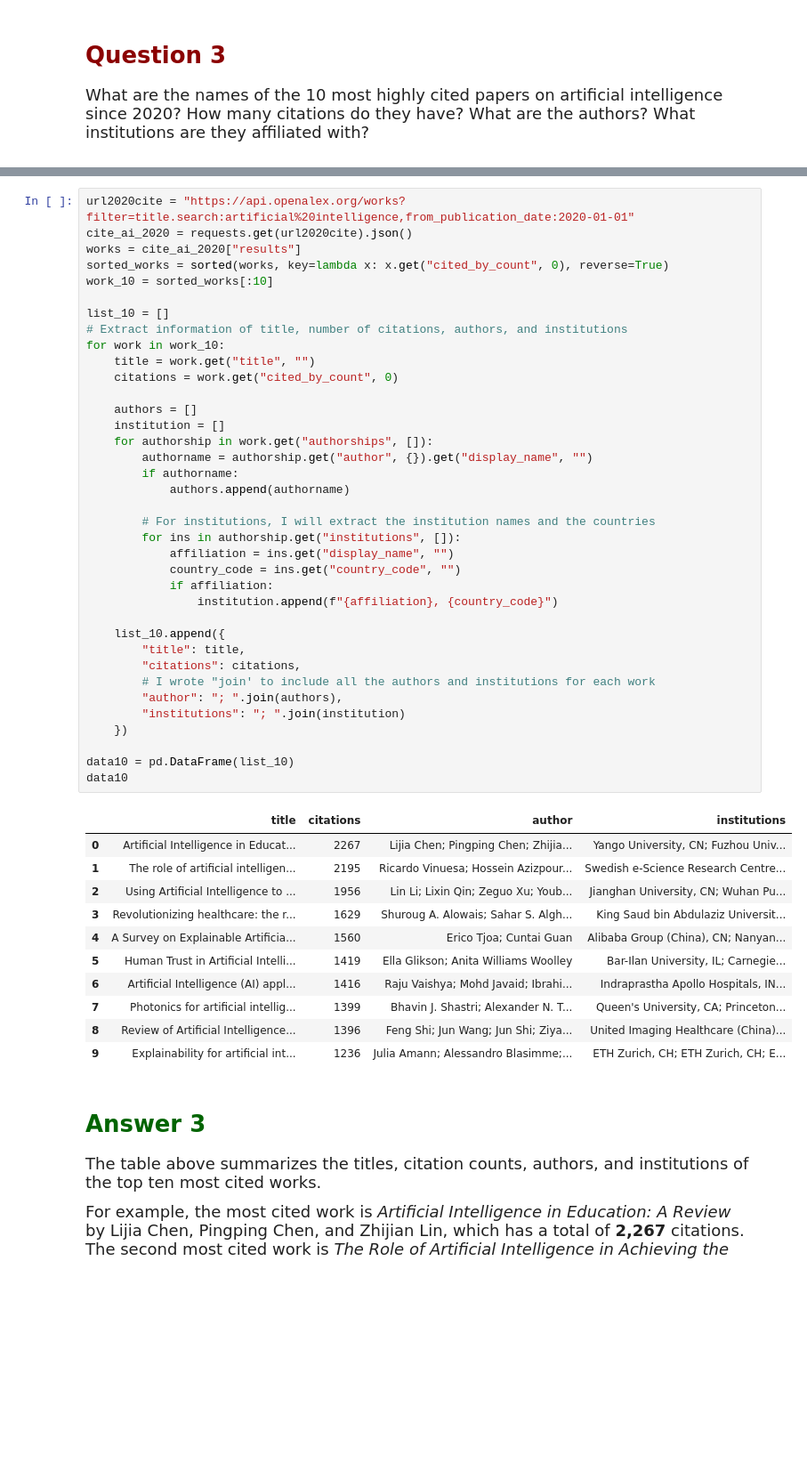
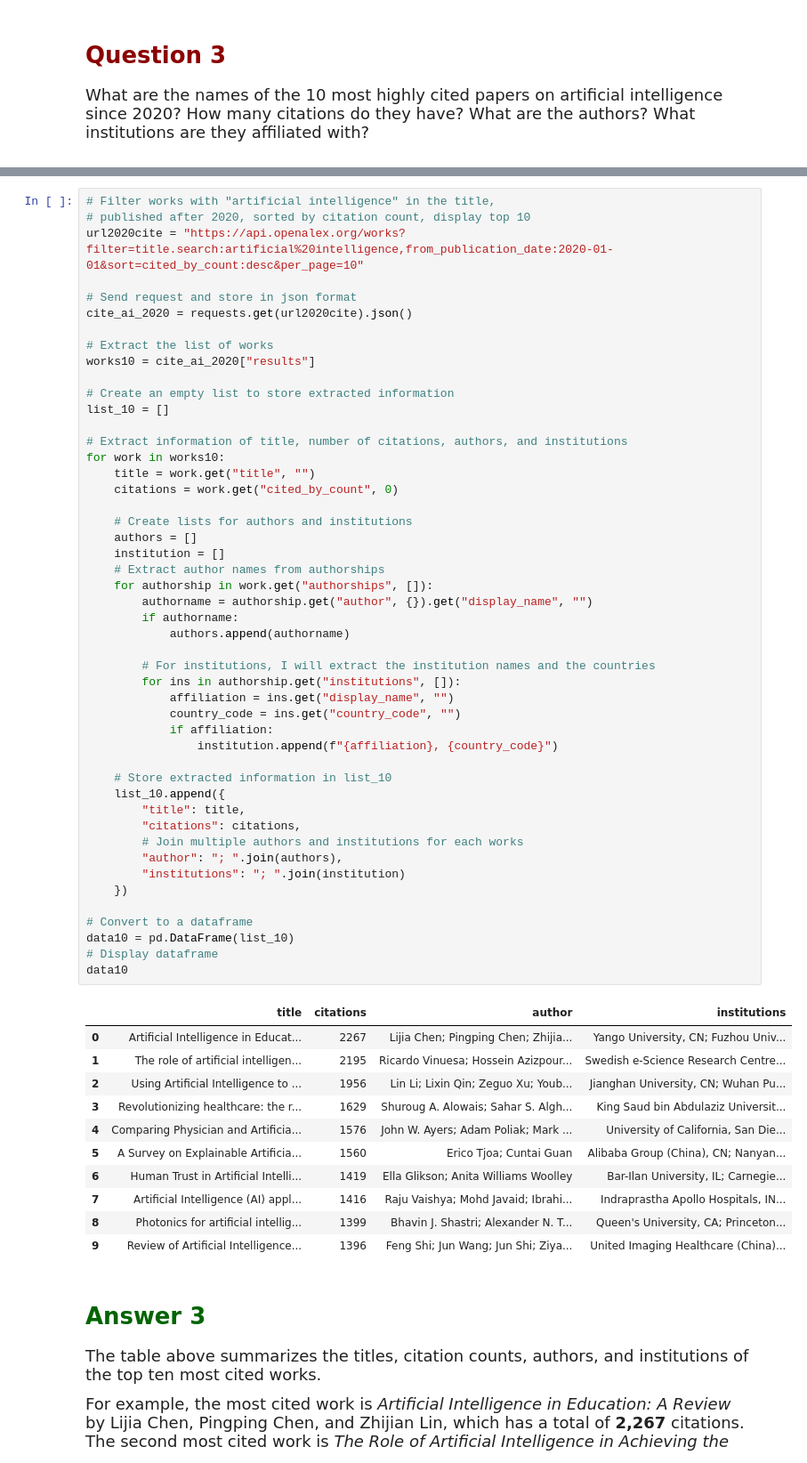
Before and after one commit to kzha355/datasci530fall2025, a Jupyter notebook: Lecture 08/Assignment 3/Assignment3_Kejin.ipynb, the cells around one changed output, grey strips where cells are left out. Shown: that part at 89% size. Drawn from its saved outputs; the diff is of its cells as text; blank space fills up the shorter version.

```diff
--- a/Lecture 08/Assignment 3/Assignment3_Kejin.ipynb
+++ b/Lecture 08/Assignment 3/Assignment3_Kejin.ipynb
@@ -116,52 +147,63 @@ To extract information including titles, citations, author names and institution
 # %%
-url2020cite = "https://api.openalex.org/works?filter=title.search:artificial%20intelligence,from_publication_date:2020-01-01"
+# Filter works with "artificial intelligence" in the title,
+# published after 2020, sorted by citation count, display top 10
+url2020cite = "https://api.openalex.org/works?filter=title.search:artificial%20intelligence,from_publication_date:2020-01-01&sort=cited_by_count:desc&per_page=10"
+
+# Send request and store in json format
 cite_ai_2020 = requests.get(url2020cite).json()
-works = cite_ai_2020["results"]
-sorted_works = sorted(works, key=lambda x: x.get("cited_by_count", 0), reverse=True)
-work_10 = sorted_works[:10]
 
+# Extract the list of works
+works10 = cite_ai_2020["results"]
+
+# Create an empty list to store extracted information
 list_10 = []
+
 # Extract information of title, number of citations, authors, and institutions
-for work in work_10:
+for work in works10:
     title = work.get("title", "")
     citations = work.get("cited_by_count", 0)
 
+    # Create lists for authors and institutions
     authors = []
     institution = []
+    # Extract author names from authorships
     for authorship in work.get("authorships", []):
         authorname = authorship.get("author", {}).get("display_name", "")
         if authorname:
             authors.append(authorname)
 
         # For institutions, I will extract the institution names and the countries
         for ins in authorship.get("institutions", []):
             affiliation = ins.get("display_name", "")
             country_code = ins.get("country_code", "")
             if affiliation:
                 institution.append(f"{affiliation}, {country_code}")
 
+    # Store extracted information in list_10
     list_10.append({
         "title": title,
         "citations": citations,
-        # I wrote "join' to include all the authors and institutions for each work
+        # Join multiple authors and institutions for each works
         "author": "; ".join(authors),
         "institutions": "; ".join(institution)
     })
 
+# Convert to a dataframe
 data10 = pd.DataFrame(list_10)
+# Display dataframe
 data10
 # %% [output]
 |  | title | citations | author | institutions |
 | 0 | Artificial Intelligence in Educat... | 2267 | Lijia Chen; Pingping Chen; Zhijia... | Yango University, CN; Fuzhou Univ... |
 | 1 | The role of artificial intelligen... | 2195 | Ricardo Vinuesa; Hossein Azizpour... | Swedish e-Science Research Centre... |
 | 2 | Using Artificial Intelligence to ... | 1956 | Lin Li; Lixin Qin; Zeguo Xu; Youb... | Jianghan University, CN; Wuhan Pu... |
 | 3 | Revolutionizing healthcare: the r... | 1629 | Shuroug A. Alowais; Sahar S. Algh... | King Saud bin Abdulaziz Universit... |
-| 4 | A Survey on Explainable Artificia... | 1560 | Erico Tjoa; Cuntai Guan | Alibaba Group (China), CN; Nanyan... |
-| 5 | Human Trust in Artificial Intelli... | 1419 | Ella Glikson; Anita Williams Woolley | Bar-Ilan University, IL; Carnegie... |
-| 6 | Artificial Intelligence (AI) appl... | 1416 | Raju Vaishya; Mohd Javaid; Ibrahi... | Indraprastha Apollo Hospitals, IN... |
-| 7 | Photonics for artificial intellig... | 1399 | Bhavin J. Shastri; Alexander N. T... | Queen's University, CA; Princeton... |
-| 8 | Review of Artificial Intelligence... | 1396 | Feng Shi; Jun Wang; Jun Shi; Ziya... | United Imaging Healthcare (China)... |
-| 9 | Explainability for artificial int... | 1236 | Julia Amann; Alessandro Blasimme;... | ETH Zurich, CH; ETH Zurich, CH; E... |
+| 4 | Comparing Physician and Artificia... | 1576 | John W. Ayers; Adam Poliak; Mark ... | University of California, San Die... |
+| 5 | A Survey on Explainable Artificia... | 1560 | Erico Tjoa; Cuntai Guan | Alibaba Group (China), CN; Nanyan... |
+| 6 | Human Trust in Artificial Intelli... | 1419 | Ella Glikson; Anita Williams Woolley | Bar-Ilan University, IL; Carnegie... |
+| 7 | Artificial Intelligence (AI) appl... | 1416 | Raju Vaishya; Mohd Javaid; Ibrahi... | Indraprastha Apollo Hospitals, IN... |
+| 8 | Photonics for artificial intellig... | 1399 | Bhavin J. Shastri; Alexander N. T... | Queen's University, CA; Princeton... |
+| 9 | Review of Artificial Intelligence... | 1396 | Feng Shi; Jun Wang; Jun Shi; Ziya... | United Imaging Healthcare (China)... |
 # %% [markdown]
 # <span style="color:darkgreen"> Answer 3 </span>
 
```
Also changed, not shown: parts of 12 cells of this notebook, 7 other files.
